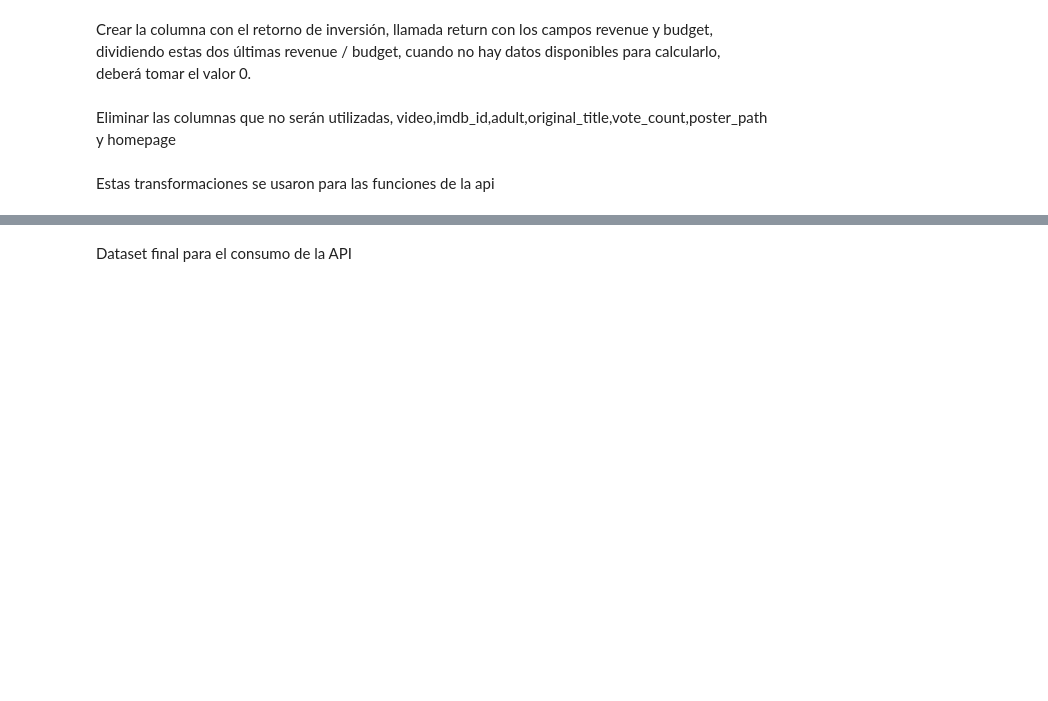
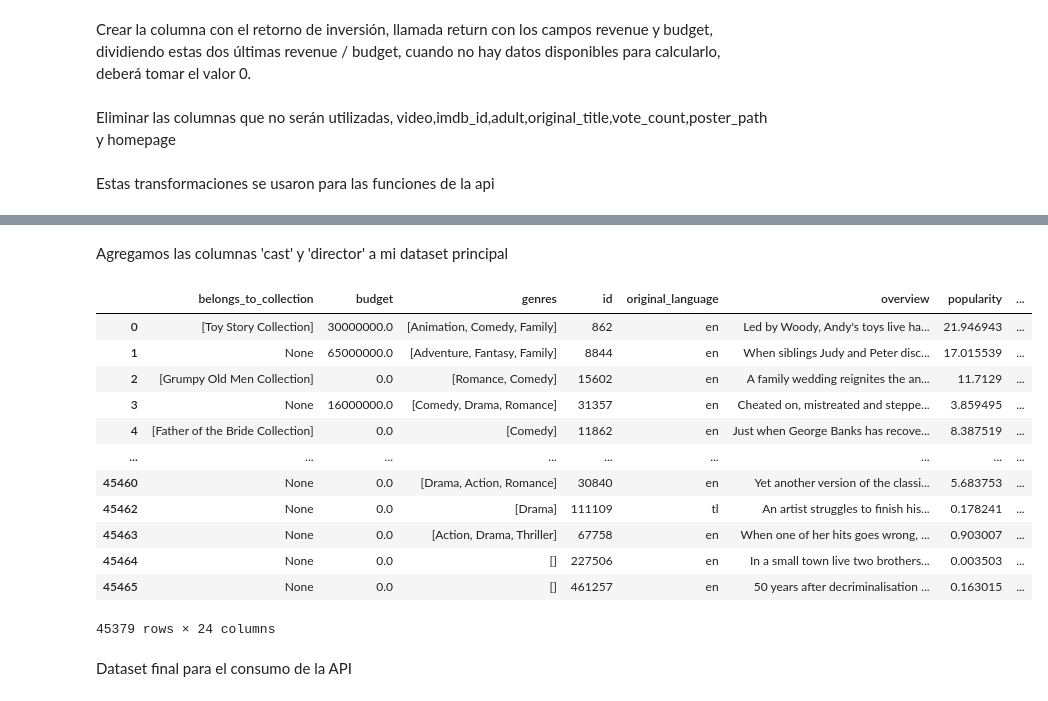
Before and after one commit to franco18min/Machine-Learning-Operations-MLOps, a Jupyter notebook: Transformations.ipynb, the cells around one changed output, grey strips where cells are left out. Saved outputs shown, nothing was run; the diff lists cells and outputs as text; code cells hidden in the pictures; blank space fills up the shorter version.

```diff
--- a/Transformations.ipynb
+++ b/Transformations.ipynb
@@ -148,0 +149,2 @@ df['release_day'] = df['release_date'].dt.day_name()
+# %%
+df_credits = pd.read_csv (r'C:\Users\magna\Downloads\credits.csv')
@@ -148,0 +153,6 @@ df['release_day'] = df['release_date'].dt.day_name()
+# %%
+def convert_str_to_list(column_str):
+    column_str = column_str.replace('\\', '')
+    return ast.literal_eval(column_str)
+
+df_credits['crew'] = df_credits['crew'].apply(convert_str_to_list)
@@ -148,0 +161,8 @@ df['release_day'] = df['release_date'].dt.day_name()
+# %%
+def get_director_name(crew):
+    for member in crew:
+        if member['job'].lower() == 'director':
+            return member['name']
+    return None
+
+df_credits['director'] = df_credits['crew'].apply(get_director_name)
@@ -149,3 +203,24 @@ df['release_day'] = df['release_date'].dt.day_name()
+# %% [markdown]
+Agregamos las columnas 'cast' y 'director' a mi dataset principal
+# %%
+df['cast']= df_credits['cast']
+df['director']=df_credits['director']
+# %%
+df
+# %% [output]
+|  | belongs_to_collection | budget | genres | id | original_language | overview | popularity | ... |
+| 0 | [Toy Story Collection] | 30000000.0 | [Animation, Comedy, Family] | 862 | en | Led by Woody, Andy's toys live ha... | 21.946943 | ... |
+| 1 | None | 65000000.0 | [Adventure, Fantasy, Family] | 8844 | en | When siblings Judy and Peter disc... | 17.015539 | ... |
+| 2 | [Grumpy Old Men Collection] | 0.0 | [Romance, Comedy] | 15602 | en | A family wedding reignites the an... | 11.7129 | ... |
+| 3 | None | 16000000.0 | [Comedy, Drama, Romance] | 31357 | en | Cheated on, mistreated and steppe... | 3.859495 | ... |
+| 4 | [Father of the Bride Collection] | 0.0 | [Comedy] | 11862 | en | Just when George Banks has recove... | 8.387519 | ... |
+| ... | ... | ... | ... | ... | ... | ... | ... | ... |
+| 45460 | None | 0.0 | [Drama, Action, Romance] | 30840 | en | Yet another version of the classi... | 5.683753 | ... |
+| 45462 | None | 0.0 | [Drama] | 111109 | tl | An artist struggles to finish his... | 0.178241 | ... |
+| 45463 | None | 0.0 | [Action, Drama, Thriller] | 67758 | en | When one of her hits goes wrong, ... | 0.903007 | ... |
+| 45464 | None | 0.0 | [] | 227506 | en | In a small town live two brothers... | 0.003503 | ... |
+| 45465 | None | 0.0 | [] | 461257 | en | 50 years after decriminalisation ... | 0.163015 | ... |
+45379 rows × 24 columns
 # %% [markdown]
 Dataset final para el consumo de la API
 # %%
```
Also changed, not shown: parts of 13 cells of this notebook, 4 other files.
